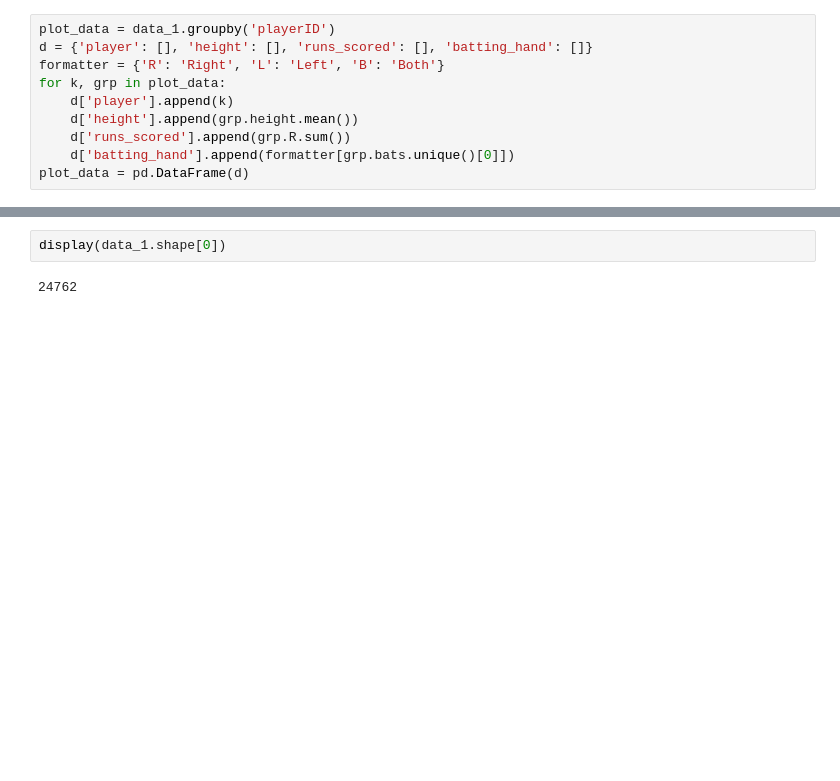
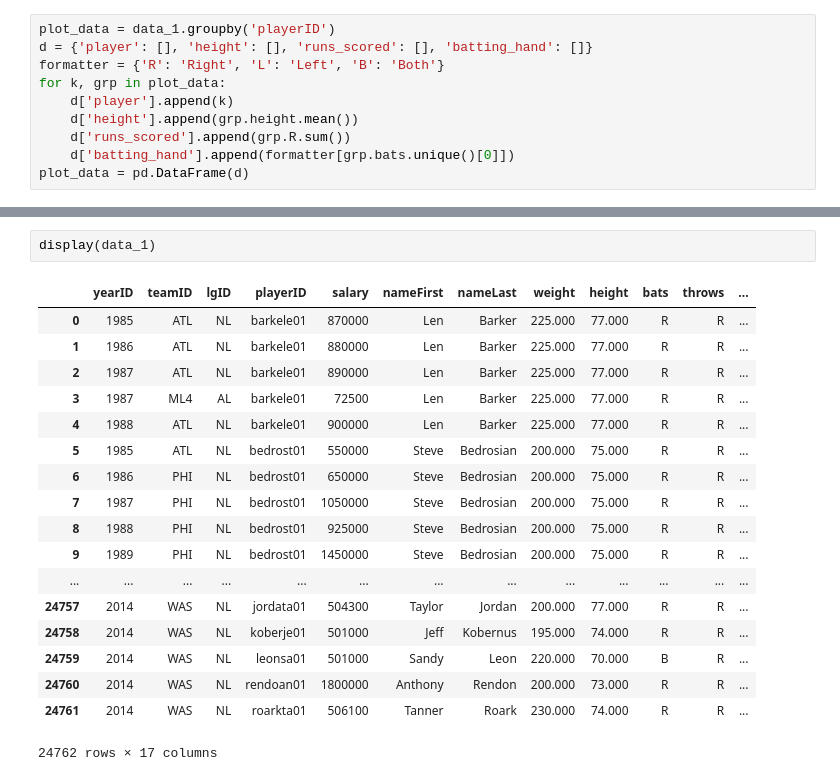
Before and after one commit to MayukhSobo/BaseBall, a Jupyter notebook: src/Baseball.ipynb, the cells around one changed output, grey strips where cells are left out. Cells and saved outputs as stored; diff of their text form; blank space fills up the shorter version.

```diff
--- a/src/Baseball.ipynb
+++ b/src/Baseball.ipynb
@@ -221,4 +246,21 @@ plt.show()
 # %%
-display(data_1.shape[0])
+display(data_1)
 # %% [output]
+|  | yearID | teamID | lgID | playerID | salary | nameFirst | nameLast | weight | height | bats | throws | ... |
+| 0 | 1985 | ATL | NL | barkele01 | 870000 | Len | Barker | 225.000 | 77.000 | R | R | ... |
+| 1 | 1986 | ATL | NL | barkele01 | 880000 | Len | Barker | 225.000 | 77.000 | R | R | ... |
+| 2 | 1987 | ATL | NL | barkele01 | 890000 | Len | Barker | 225.000 | 77.000 | R | R | ... |
+| 3 | 1987 | ML4 | AL | barkele01 | 72500 | Len | Barker | 225.000 | 77.000 | R | R | ... |
+| 4 | 1988 | ATL | NL | barkele01 | 900000 | Len | Barker | 225.000 | 77.000 | R | R | ... |
+| 5 | 1985 | ATL | NL | bedrost01 | 550000 | Steve | Bedrosian | 200.000 | 75.000 | R | R | ... |
+| 6 | 1986 | PHI | NL | bedrost01 | 650000 | Steve | Bedrosian | 200.000 | 75.000 | R | R | ... |
+| 7 | 1987 | PHI | NL | bedrost01 | 1050000 | Steve | Bedrosian | 200.000 | 75.000 | R | R | ... |
+| 8 | 1988 | PHI | NL | bedrost01 | 925000 | Steve | Bedrosian | 200.000 | 75.000 | R | R | ... |
+| 9 | 1989 | PHI | NL | bedrost01 | 1450000 | Steve | Bedrosian | 200.000 | 75.000 | R | R | ... |
+| ... | ... | ... | ... | ... | ... | ... | ... | ... | ... | ... | ... | ... |
+| 24757 | 2014 | WAS | NL | jordata01 | 504300 | Taylor | Jordan | 200.000 | 77.000 | R | R | ... |
+| 24758 | 2014 | WAS | NL | koberje01 | 501000 | Jeff | Kobernus | 195.000 | 74.000 | R | R | ... |
+| 24759 | 2014 | WAS | NL | leonsa01 | 501000 | Sandy | Leon | 220.000 | 70.000 | B | R | ... |
+| 24760 | 2014 | WAS | NL | rendoan01 | 1800000 | Anthony | Rendon | 200.000 | 73.000 | R | R | ... |
+| 24761 | 2014 | WAS | NL | roarkta01 | 506100 | Tanner | Roark | 230.000 | 74.000 | R | R | ... |
-24762
+24762 rows × 17 columns
```
Also changed, not shown: parts of 6 cells of this notebook, 1 other file.
